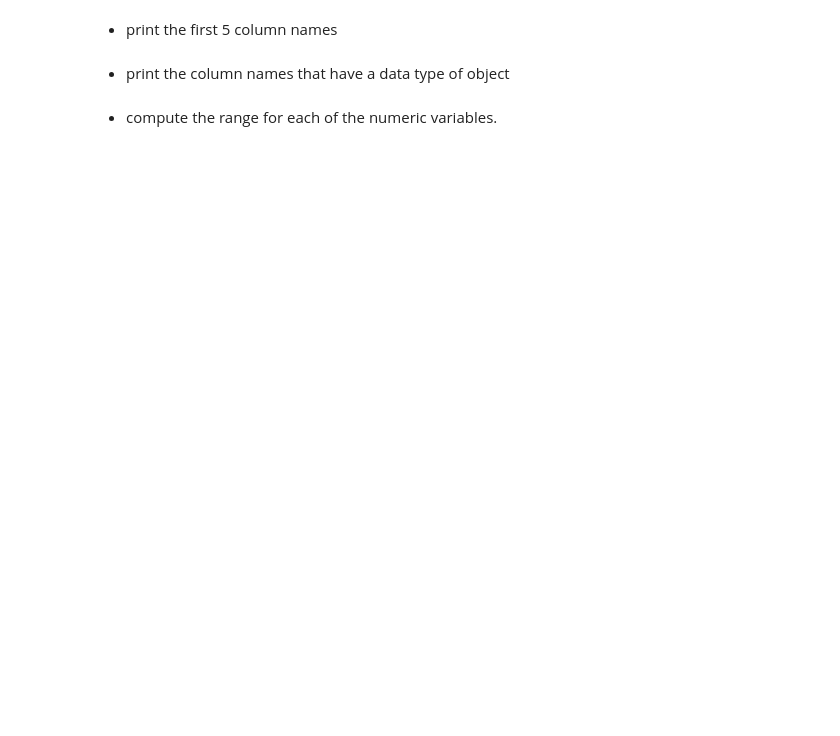
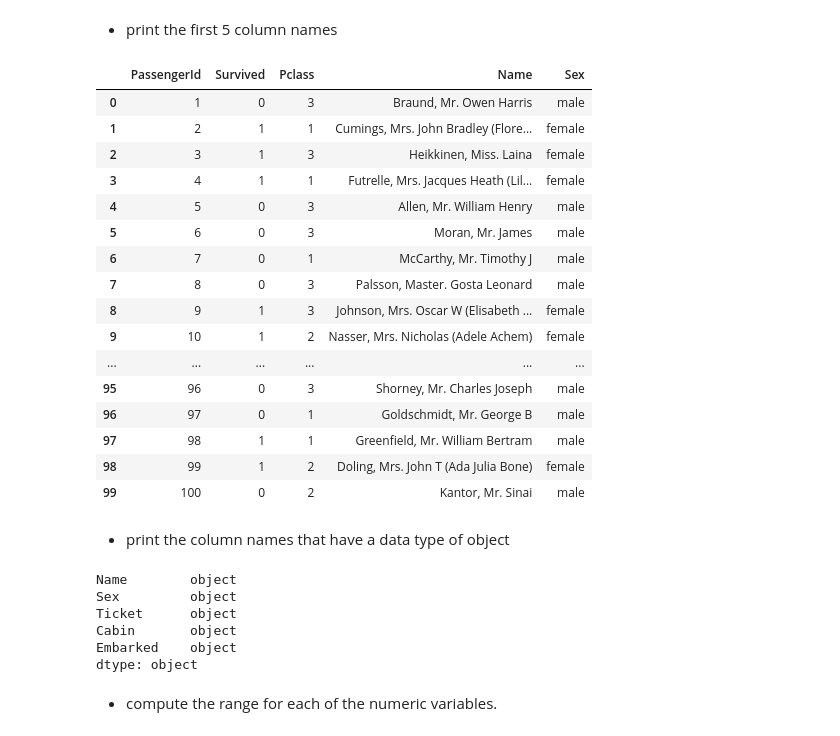
Before and after one commit to EstebanHernandez0/Classification-exercises, a Jupyter notebook: classification_exercises.ipynb, the cells around one changed output. Saved outputs shown, nothing was run; the diff lists cells and outputs as text; code cells hidden in the pictures; blank space fills up the shorter version.

```diff
--- a/classification_exercises.ipynb
+++ b/classification_exercises.ipynb
@@ -187,6 +215,35 @@ AttributeError: module 'pandas' has no attribute 'read_xlsx'
 # %% [markdown]
 - print the first 5 column names
+# %%
+df_excel.iloc[:,:5]
+# %% [output]
+|  | PassengerId | Survived | Pclass | Name | Sex |
+| 0 | 1 | 0 | 3 | Braund, Mr. Owen Harris | male |
+| 1 | 2 | 1 | 1 | Cumings, Mrs. John Bradley (Flore... | female |
+| 2 | 3 | 1 | 3 | Heikkinen, Miss. Laina | female |
+| 3 | 4 | 1 | 1 | Futrelle, Mrs. Jacques Heath (Lil... | female |
+| 4 | 5 | 0 | 3 | Allen, Mr. William Henry | male |
+| 5 | 6 | 0 | 3 | Moran, Mr. James | male |
+| 6 | 7 | 0 | 1 | McCarthy, Mr. Timothy J | male |
+| 7 | 8 | 0 | 3 | Palsson, Master. Gosta Leonard | male |
+| 8 | 9 | 1 | 3 | Johnson, Mrs. Oscar W (Elisabeth ... | female |
+| 9 | 10 | 1 | 2 | Nasser, Mrs. Nicholas (Adele Achem) | female |
+| ... | ... | ... | ... | ... | ... |
+| 95 | 96 | 0 | 3 | Shorney, Mr. Charles Joseph | male |
+| 96 | 97 | 0 | 1 | Goldschmidt, Mr. George B | male |
+| 97 | 98 | 1 | 1 | Greenfield, Mr. William Bertram | male |
+| 98 | 99 | 1 | 2 | Doling, Mrs. John T (Ada Julia Bone) | female |
+| 99 | 100 | 0 | 2 | Kantor, Mr. Sinai | male |
 # %% [markdown]
 - print the column names that have a data type of object
+# %%
+df_excel.dtypes[df_excel.dtypes == object]
+# %% [output]
+Name        object
+Sex         object
+Ticket      object
+Cabin       object
+Embarked    object
+dtype: object
 # %% [markdown]
 - compute the range for each of the numeric variables.
```
Also changed, not shown: parts of 46 cells of this notebook, 4 other files.
